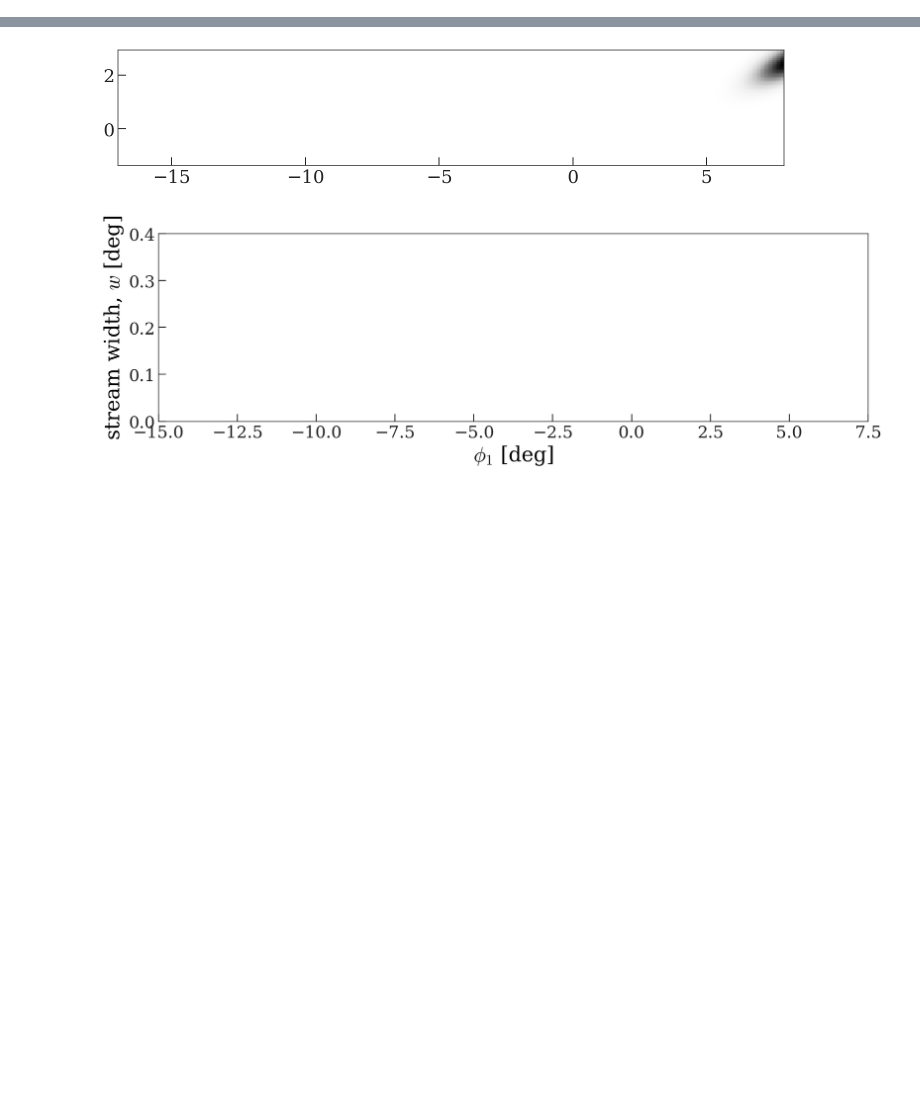
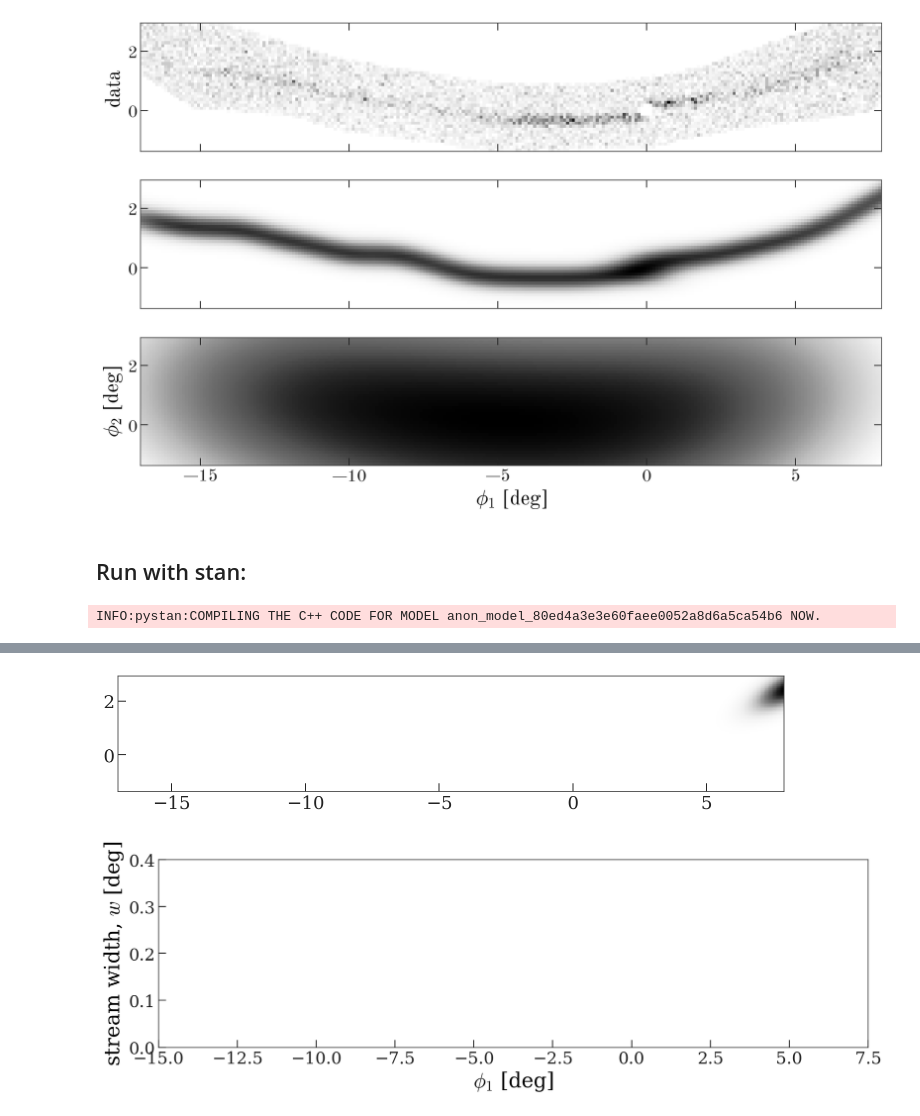
Before and after one commit to adrn/Pal5sBiggestFan, a Jupyter notebook: notebooks/Binned-density-model.ipynb, the cells around one changed output, grey strips where cells are left out. Saved outputs shown, nothing was run; the diff lists cells and outputs as text; code cells hidden in the pictures; blank space fills up the shorter version.

```diff
--- a/notebooks/Binned-density-model.ipynb
+++ b/notebooks/Binned-density-model.ipynb
@@ -312,0 +253,18 @@ fig.tight_layout()
+# %%
+nchains = 1
+init_dict = {}
+init_dict['d_phi2_nodes'] = np.zeros(len(data['phi1_nodes']))
+init_dict['log_w_nodes'] = np.full(len(data['phi1_nodes']), np.log(0.3))
+init_dict['log_a_nodes'] = np.full(len(data['phi1_nodes']), np.log(20))
+
+# Uniform background
+# init_dict['bg_val'] = np.median(data['hh'])+0.1
+
+# GMM background
+init_dict['bg_val'] = np.percentile(data['hh'][data['hh'] > 0], 25)
+# if init_dict['bg_val']<0.1: init_dict['bg_val'] += 0.1 # avoid issue w stan prior
+init_dict['bg_log_a_nodes'] = np.full(data['n_bg_nodes'], np.log(1))
+
+inits = [init_dict]
+
+niter = 512
@@ -312,0 +273,35 @@ fig.tight_layout()
+# %%
+py_hh = evaluate_stream_model(init_dict, data, xx.ravel(), yy.ravel())
+py_bg_hh = evaluate_bg_model(init_dict, data, xx.ravel(), yy.ravel())
+# %%
+fig, axes = plt.subplots(3, 1, figsize=(12, 8),
+                         sharex=True, sharey=True)
+
+ax = axes[0]
+ax.pcolormesh(xbins, ybins, H.T,
+              cmap='Greys')
+ax.set_ylabel('data')
+
+ax = axes[1]
+ax.pcolormesh(xbins, ybins, np.exp(py_hh.reshape(shape)),
+              cmap='Greys')
+
+ax = axes[2]
+ax.pcolormesh(xbins, ybins, np.exp(py_bg_hh.reshape(shape)),
+              cmap='Greys')
+
+ax.set_xlabel(r'$\phi_1$ [deg]')
+ax.set_ylabel(r'$\phi_2$ [deg]')
+
+for ax in axes:
+    ax.set_aspect('equal')
+
+fig.tight_layout()
+# %% [output]
+[figure, added]
+# %% [markdown]
+## Run with stan:
+# %%
+sm = pystan.StanModel('../stan/binned_model.stan')
+# %% [output]
+INFO:pystan:COMPILING THE C++ CODE FOR MODEL anon_model_80ed4a3e3e60faee0052a8d6a5ca54b6 NOW.
```
Also changed, not shown: parts of 43 cells of this notebook, 2 other files.
